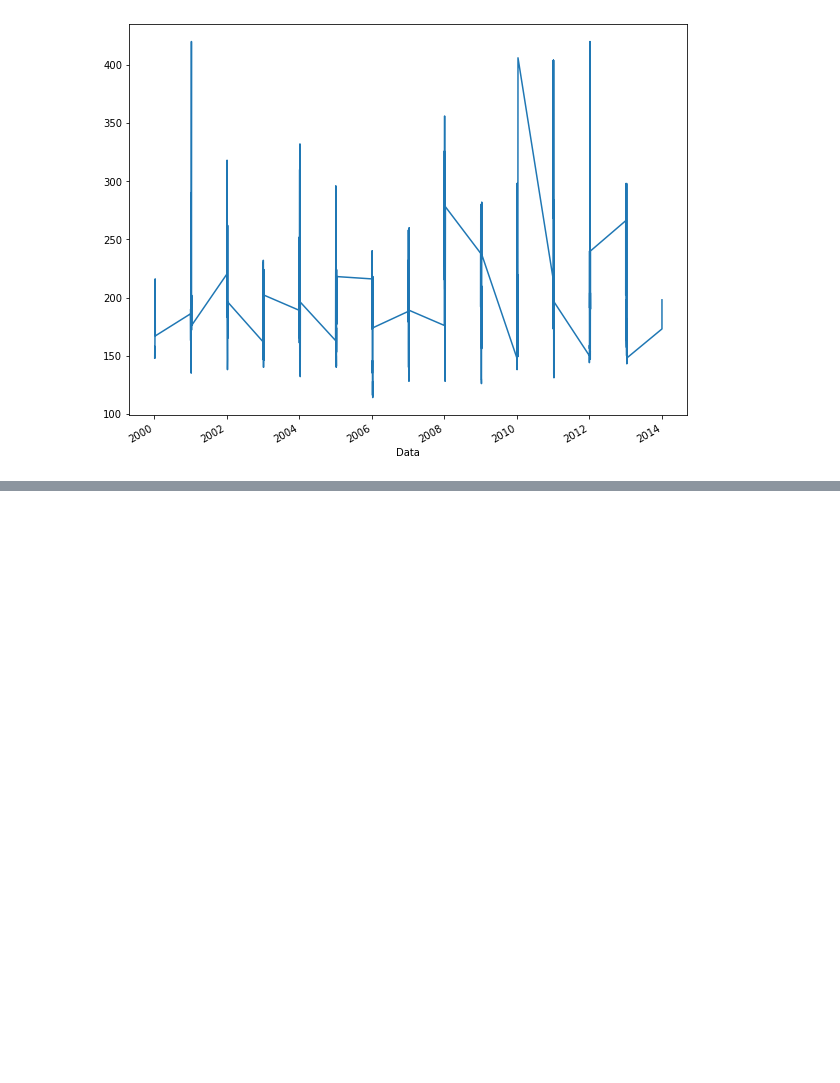
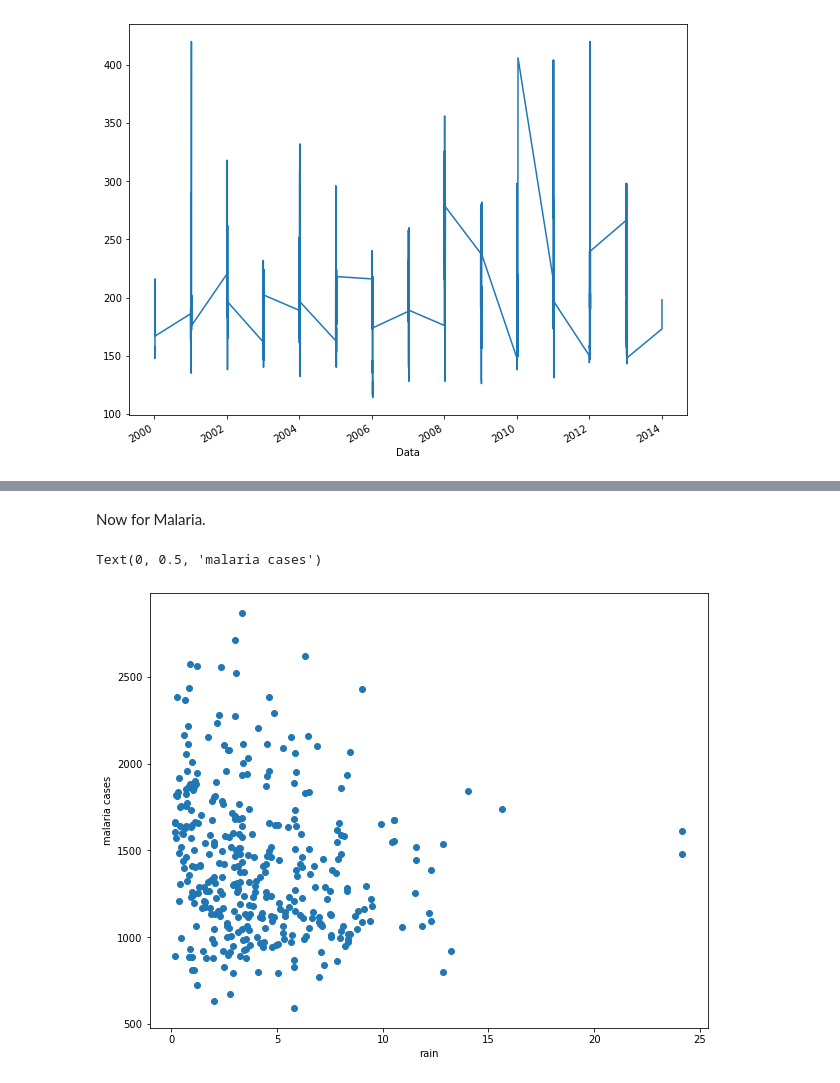
Before and after one commit to fccoelho/sistemas_dinamicos_aplicados, a Jupyter notebook: Sage/Causality in Dynamical Sysytems- Application.ipynb, the cells around one changed output, grey strips where cells are left out. Saved outputs shown, nothing was run; the diff lists cells and outputs as text; code cells hidden in the pictures; blank space fills up the shorter version.

```diff
--- a/Sage/Causality in Dynamical Sysytems- Application.ipynb
+++ b/Sage/Causality in Dynamical Sysytems- Application.ipynb
@@ -397,0 +427,9 @@ nivagua.Maxima.dropna().plot()
+# %% [markdown]
+Now for Malaria.
+# %%
+pylab.scatter(rain.loc['2013-01-06':'2019-12-29'].values[:,0], malseries[:-1])
+pylab.xlabel('rain')
+pylab.ylabel('malaria cases')
+# %% [output]
+Text(0, 0.5, 'malaria cases')
+[figure, added]
```
Also changed, not shown: parts of 11 cells of this notebook.
